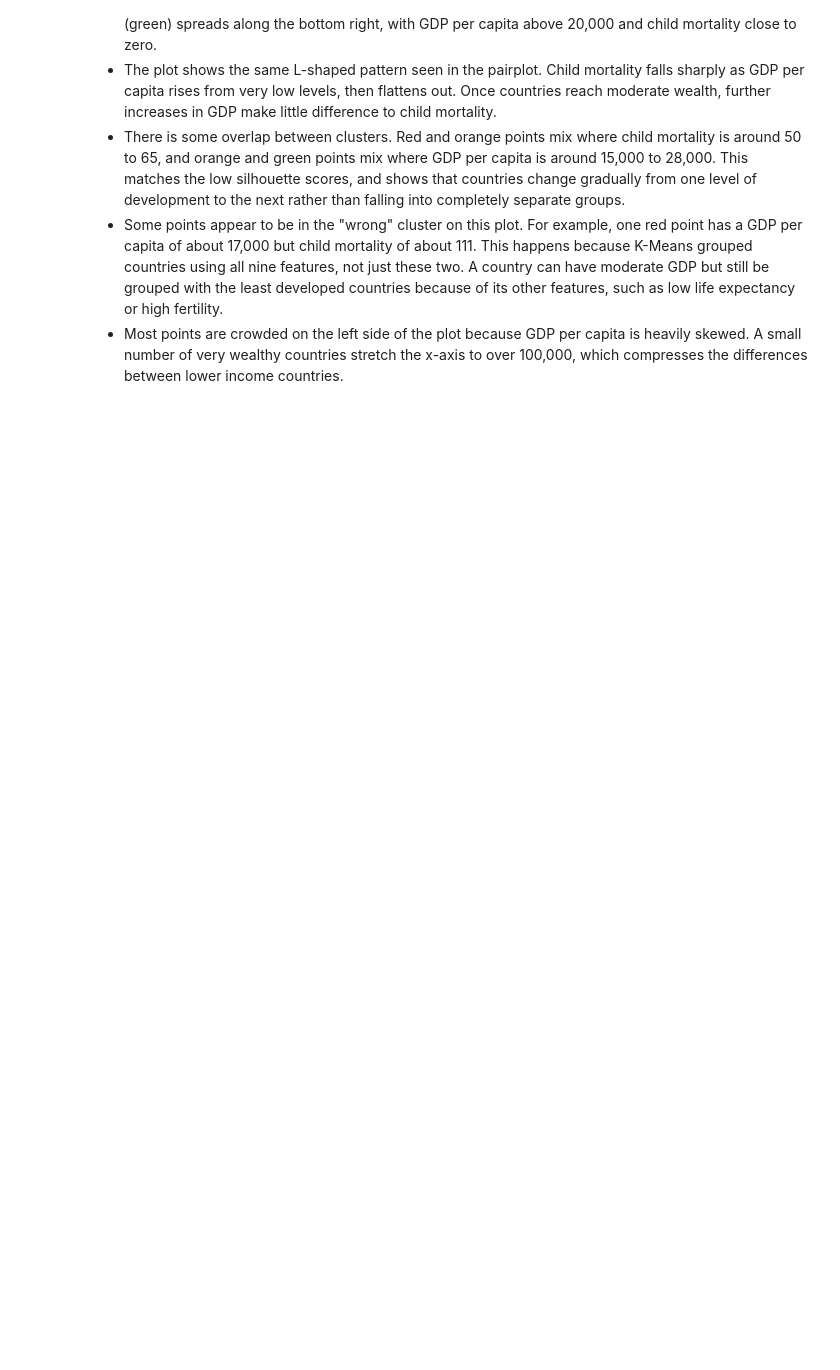
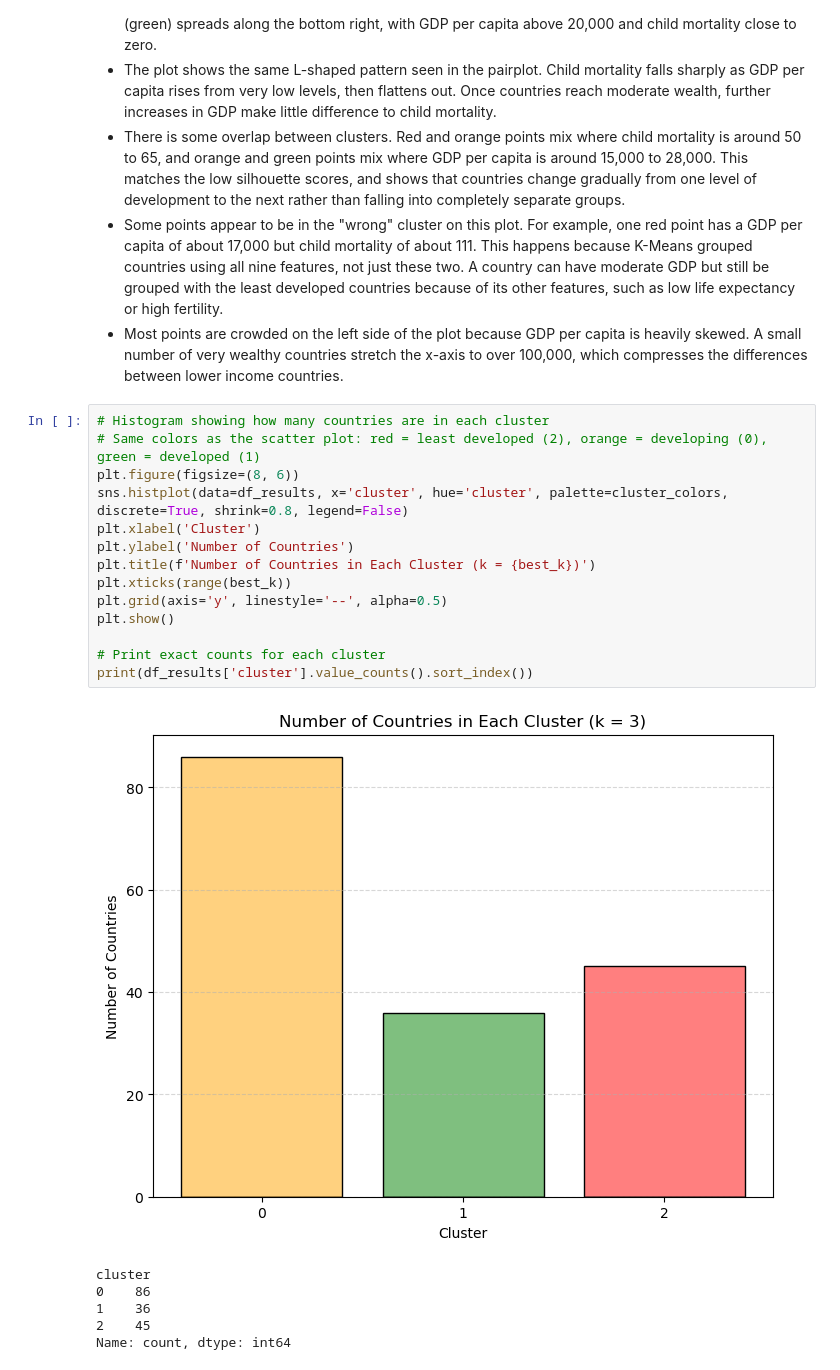
Before and after one commit to AnikaViado/UML_ASG1, a Jupyter notebook: Asg01_Group08_AnikaViado_TroyDelaRosa_VanceCastro_BenThompson.ipynb, the cells around one changed output. Cells and saved outputs as stored; diff of their text form; blank space fills up the shorter version.

Commit message:
Add histogram of number of countries in each cluster

```diff
--- a/Asg01_Group08_AnikaViado_TroyDelaRosa_VanceCastro_BenThompson.ipynb
+++ b/Asg01_Group08_AnikaViado_TroyDelaRosa_VanceCastro_BenThompson.ipynb
@@ -345,3 +345,24 @@ plt.show()
   <li>Some points appear to be in the "wrong" cluster on this plot. For example, one red point has a GDP per capita of about 17,000 but child mortality of about 111. This happens because K-Means grouped countries using all nine features, not just these two. A country can have moderate GDP but still be grouped with the least developed countries because of its other features, such as low life expectancy or high fertility.</li>
   <li>Most points are crowded on the left side of the plot because GDP per capita is heavily skewed. A small number of very wealthy countries stretch the x-axis to over 100,000, which compresses the differences between lower income countries.</li>
 </ul>
+# %%
+# Histogram showing how many countries are in each cluster
+# Same colors as the scatter plot: red = least developed (2), orange = developing (0), green = developed (1)
+plt.figure(figsize=(8, 6))
+sns.histplot(data=df_results, x='cluster', hue='cluster', palette=cluster_colors, discrete=True, shrink=0.8, legend=False)
+plt.xlabel('Cluster')
+plt.ylabel('Number of Countries')
+plt.title(f'Number of Countries in Each Cluster (k = {best_k})')
+plt.xticks(range(best_k))
+plt.grid(axis='y', linestyle='--', alpha=0.5)
+plt.show()
+
+# Print exact counts for each cluster
+print(df_results['cluster'].value_counts().sort_index())
+# %% [output]
+[figure, added]
+cluster
+0    86
+1    36
+2    45
+Name: count, dtype: int64
```
